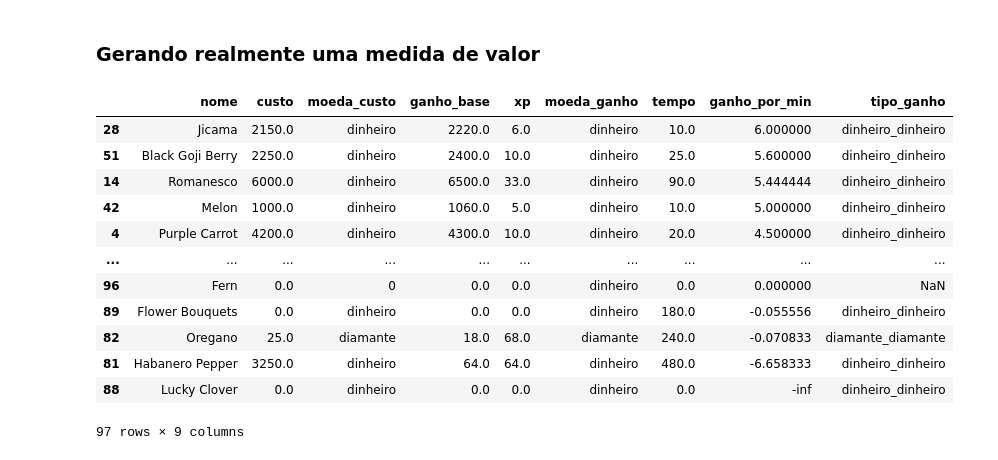
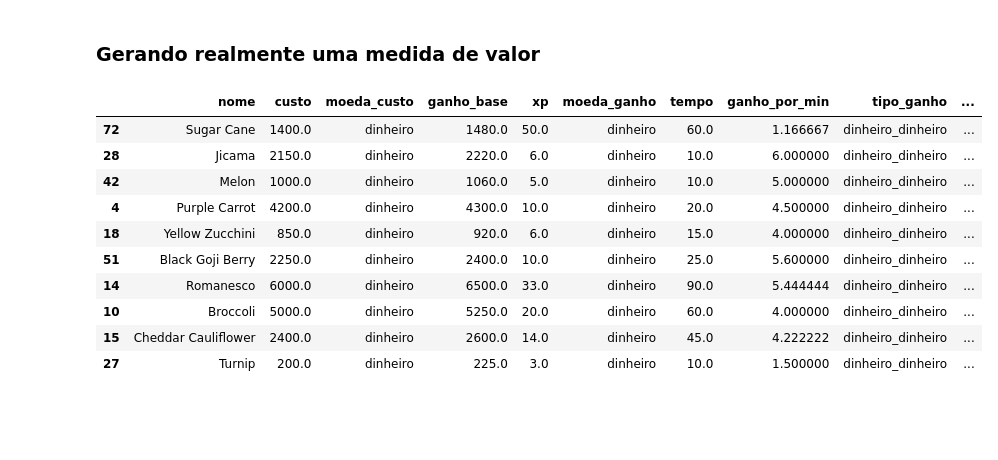
Before and after one commit to lucasHashi/maximizacao-de-utilidade-farm-together, a Jupyter notebook: Calculando_medidas.ipynb, the cells around one changed output. Cells and saved outputs as stored; diff of their text form; code cells hidden in the pictures; blank space fills up the shorter version.

```diff
--- a/Calculando_medidas.ipynb
+++ b/Calculando_medidas.ipynb
@@ -83,30 +83,31 @@ DICT_CONVERSAO = {
 # %%
 df_crops = dict_dfs['Crops'].copy()
 CUSTO_BASE_CROPS = 10 #moeda = dinheiros
 
 # Classificar cada item com seu tipo de ganho
 df_crops.loc[(df_crops['moeda_custo'] == df_crops['moeda_ganho']) & (df_crops['moeda_custo'] == 'dinheiro'), 'tipo_ganho'] = 'dinheiro_dinheiro'
 df_crops.loc[(df_crops['moeda_custo'] != df_crops['moeda_ganho']) & (df_crops['moeda_custo'] == 'dinheiro'), 'tipo_ganho'] = 'dinheiro_diamante'
 df_crops.loc[(df_crops['moeda_custo'] != df_crops['moeda_ganho']) & (df_crops['moeda_custo'] == 'diamante'), 'tipo_ganho'] = 'diamante_dinheiro'
 df_crops.loc[(df_crops['moeda_custo'] == df_crops['moeda_ganho']) & (df_crops['moeda_custo'] == 'diamante'), 'tipo_ganho'] = 'diamante_diamante'
 
 df_crops['ganho_por_min'] = 0
 df_crops.loc[((df_crops['tipo_ganho'] == 'dinheiro_dinheiro') | (df_crops['tipo_ganho'] == 'diamante_diamante')), 'ganho_por_min'] = (df_crops['ganho_base'] - (df_crops['custo'] + CUSTO_BASE_CROPS))/df_crops['tempo']
-df_crops[['nome', 'custo', 'moeda_custo', 'ganho_base', 'xp', 'moeda_ganho', 'tempo', 'ganho_por_min', 'tipo_ganho']].sort_values('ganho_por_min', ascending=False)
+
+df_crops['xp_por_min'] = 0
+df_crops['xp_por_min'] = df_crops['xp']/df_crops['tempo']
+df_crops[['nome', 'custo', 'moeda_custo', 'ganho_base', 'xp', 'moeda_ganho', 'tempo', 'ganho_por_min', 'tipo_ganho', 'xp_por_min']].sort_values('xp_por_min', ascending=False)[:10]
 # %% [output]
-|  | nome | custo | moeda_custo | ganho_base | xp | moeda_ganho | tempo | ganho_por_min | tipo_ganho |
-| 28 | Jicama | 2150.0 | dinheiro | 2220.0 | 6.0 | dinheiro | 10.0 | 6.000000 | dinheiro_dinheiro |
-| 51 | Black Goji Berry | 2250.0 | dinheiro | 2400.0 | 10.0 | dinheiro | 25.0 | 5.600000 | dinheiro_dinheiro |
-| 14 | Romanesco | 6000.0 | dinheiro | 6500.0 | 33.0 | dinheiro | 90.0 | 5.444444 | dinheiro_dinheiro |
-| 42 | Melon | 1000.0 | dinheiro | 1060.0 | 5.0 | dinheiro | 10.0 | 5.000000 | dinheiro_dinheiro |
-| 4 | Purple Carrot | 4200.0 | dinheiro | 4300.0 | 10.0 | dinheiro | 20.0 | 4.500000 | dinheiro_dinheiro |
-| ... | ... | ... | ... | ... | ... | ... | ... | ... | ... |
-| 96 | Fern | 0.0 | 0 | 0.0 | 0.0 | dinheiro | 0.0 | 0.000000 | NaN |
-| 89 | Flower Bouquets | 0.0 | dinheiro | 0.0 | 0.0 | dinheiro | 180.0 | -0.055556 | dinheiro_dinheiro |
-| 82 | Oregano | 25.0 | diamante | 18.0 | 68.0 | diamante | 240.0 | -0.070833 | diamante_diamante |
-| 81 | Habanero Pepper | 3250.0 | dinheiro | 64.0 | 64.0 | dinheiro | 480.0 | -6.658333 | dinheiro_dinheiro |
-| 88 | Lucky Clover | 0.0 | dinheiro | 0.0 | 0.0 | dinheiro | 0.0 | -inf | dinheiro_dinheiro |
+|  | nome | custo | moeda_custo | ganho_base | xp | moeda_ganho | tempo | ganho_por_min | tipo_ganho | ... |
+| 72 | Sugar Cane | 1400.0 | dinheiro | 1480.0 | 50.0 | dinheiro | 60.0 | 1.166667 | dinheiro_dinheiro | ... |
+| 28 | Jicama | 2150.0 | dinheiro | 2220.0 | 6.0 | dinheiro | 10.0 | 6.000000 | dinheiro_dinheiro | ... |
+| 42 | Melon | 1000.0 | dinheiro | 1060.0 | 5.0 | dinheiro | 10.0 | 5.000000 | dinheiro_dinheiro | ... |
+| 4 | Purple Carrot | 4200.0 | dinheiro | 4300.0 | 10.0 | dinheiro | 20.0 | 4.500000 | dinheiro_dinheiro | ... |
+| 18 | Yellow Zucchini | 850.0 | dinheiro | 920.0 | 6.0 | dinheiro | 15.0 | 4.000000 | dinheiro_dinheiro | ... |
+| 51 | Black Goji Berry | 2250.0 | dinheiro | 2400.0 | 10.0 | dinheiro | 25.0 | 5.600000 | dinheiro_dinheiro | ... |
+| 14 | Romanesco | 6000.0 | dinheiro | 6500.0 | 33.0 | dinheiro | 90.0 | 5.444444 | dinheiro_dinheiro | ... |
+| 10 | Broccoli | 5000.0 | dinheiro | 5250.0 | 20.0 | dinheiro | 60.0 | 4.000000 | dinheiro_dinheiro | ... |
+| 15 | Cheddar Cauliflower | 2400.0 | dinheiro | 2600.0 | 14.0 | dinheiro | 45.0 | 4.222222 | dinheiro_dinheiro | ... |
+| 27 | Turnip | 200.0 | dinheiro | 225.0 | 3.0 | dinheiro | 10.0 | 1.500000 | dinheiro_dinheiro | ... |
-97 rows × 9 columns
 # %%
 group_recurso = df_crops.groupby('tipo_recurso')
 df_fruits = group_recurso.get_group('Fruits')
```
Also changed, not shown: parts of 10 cells of this notebook, 5 other files.
